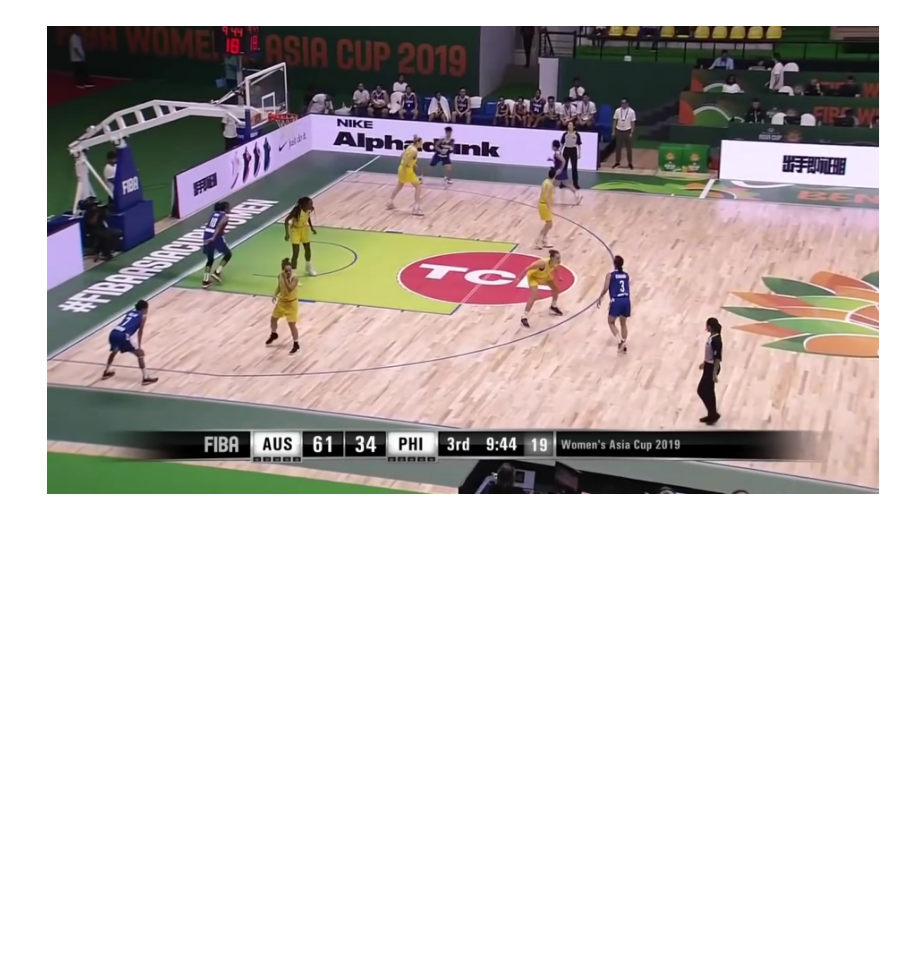
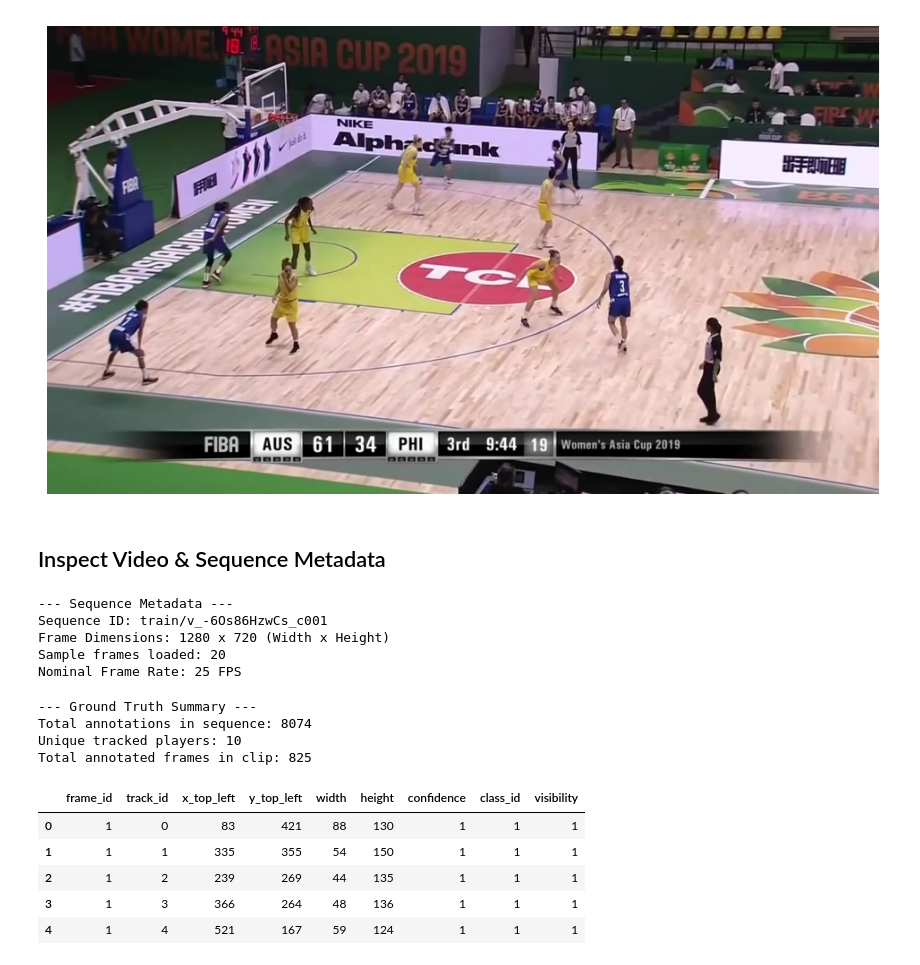
Before and after one commit to Yimo-Liu-13196/DSI-NVIDIA-Basketball-Shot-Analysis-Project, a Jupyter notebook: notebooks/data_loading.ipynb, the cells around one changed output. Cells and saved outputs as stored; diff of their text form; code cells hidden in the pictures; blank space fills up the shorter version.

```diff
--- a/notebooks/data_loading.ipynb
+++ b/notebooks/data_loading.ipynb
@@ -99,3 +100,63 @@ plt.axis("off")
 plt.show()
 # %% [output]
 [figure]
+# %% [markdown]
+## Inspect Video & Sequence Metadata
+# %%
+# Inspect frame metadata and sequence attributes
+sample_frame = images[0]
+width, height = sample_frame.size
+
+print("--- Sequence Metadata ---")
+print(f"Sequence ID: {sequence}")
+print(f"Frame Dimensions: {width} x {height} (Width x Height)")
+print(f"Sample frames loaded: {len(images)}")
+print("Nominal Frame Rate: 25 FPS")
+# %% [output]
+--- Sequence Metadata ---
+Sequence ID: train/v_-6Os86HzwCs_c001
+Frame Dimensions: 1280 x 720 (Width x Height)
+Sample frames loaded: 20
+Nominal Frame Rate: 25 FPS
+# %%
+import io
+import pandas as pd
+
+# MOT Challenge standard schema
+gt_columns = [
+    "frame_id",
+    "track_id",
+    "x_top_left",
+    "y_top_left",
+    "width",
+    "height",
+    "confidence",
+    "class_id",
+    "visibility"
+]
+
+gt_member_path = f"{sequence}/gt/gt.txt"
+
+with tarfile.open(archive, "r") as tar:
+    gt_file = tar.extractfile(gt_member_path)
+    if gt_file is not None:
+        df_gt = pd.read_csv(io.BytesIO(gt_file.read()), header=None, names=gt_columns)
+    else:
+        raise FileNotFoundError(f"Could not locate {gt_member_path} inside the archive.")
+
+print("--- Ground Truth Summary ---")
+print(f"Total annotations in sequence: {len(df_gt)}")
+print(f"Unique tracked players: {df_gt['track_id'].nunique()}")
+print(f"Total annotated frames in clip: {df_gt['frame_id'].max()}")
+df_gt.head()
+# %% [output]
+--- Ground Truth Summary ---
+Total annotations in sequence: 8074
+Unique tracked players: 10
+Total annotated frames in clip: 825
+|  | frame_id | track_id | x_top_left | y_top_left | width | height | confidence | class_id | visibility |
+| 0 | 1 | 0 | 83 | 421 | 88 | 130 | 1 | 1 | 1 |
+| 1 | 1 | 1 | 335 | 355 | 54 | 150 | 1 | 1 | 1 |
+| 2 | 1 | 2 | 239 | 269 | 44 | 135 | 1 | 1 | 1 |
+| 3 | 1 | 3 | 366 | 264 | 48 | 136 | 1 | 1 | 1 |
+| 4 | 1 | 4 | 521 | 167 | 59 | 124 | 1 | 1 | 1 |
```
Also changed, not shown: parts of 6 cells of this notebook, 6 other files.
